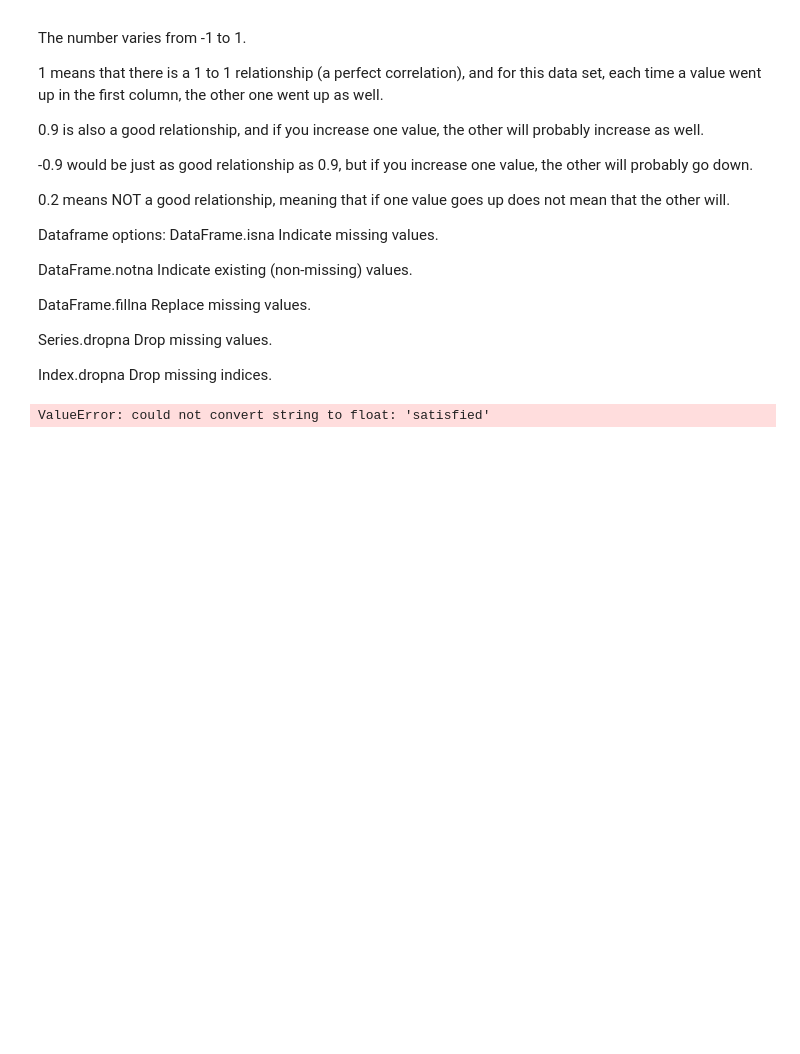
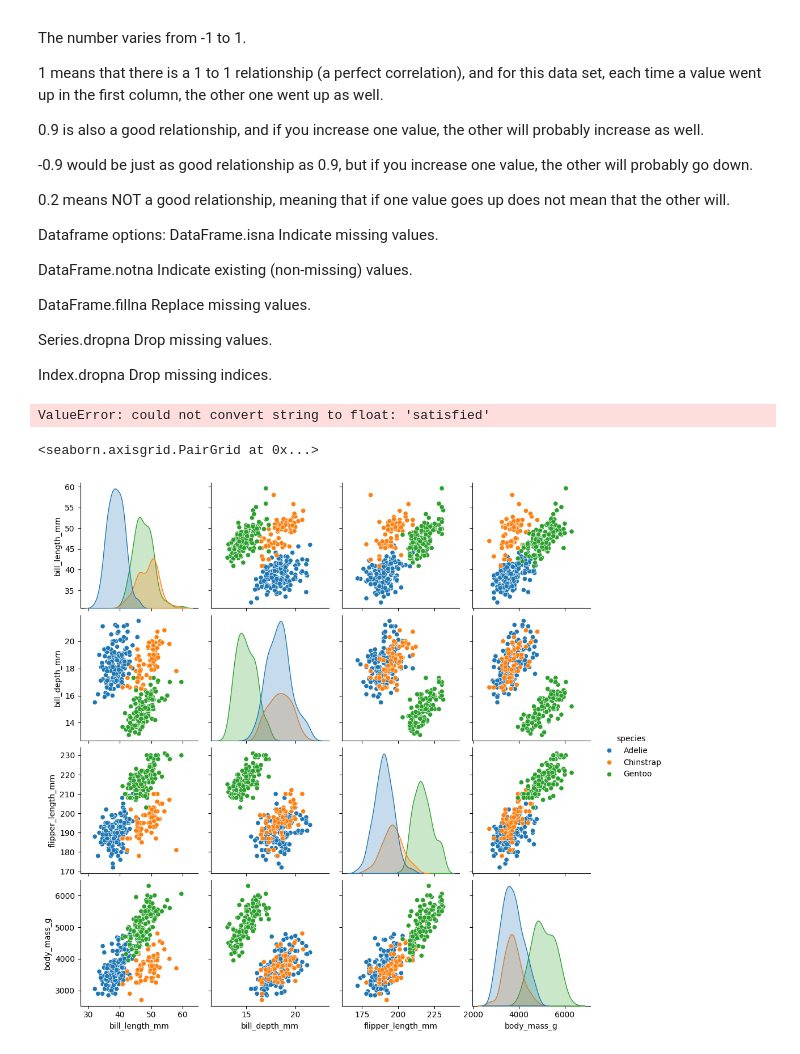
Before and after one commit to DivinitasMaxima/BINA-RECAP, a Jupyter notebook: Pyrhon/Einführung.ipynb, the cells around one changed output. Drawn from its saved outputs; the diff is of its cells as text; code cells hidden in the pictures; blank space fills up the shorter version.

Commit message:
Seaborn

```diff
--- a/Pyrhon/Einführung.ipynb
+++ b/Pyrhon/Einführung.ipynb
@@ -164,3 +164,11 @@ Drop missing indices.
 df.corr()
 # %% [output]
 ValueError: could not convert string to float: 'satisfied'
+# %%
+import seaborn as sn
+
+df = sn.load_dataset("penguins")
+sn.pairplot(df, hue="species")
+# %% [output]
+<seaborn.axisgrid.PairGrid at 0x...>
+[figure, added]
```
